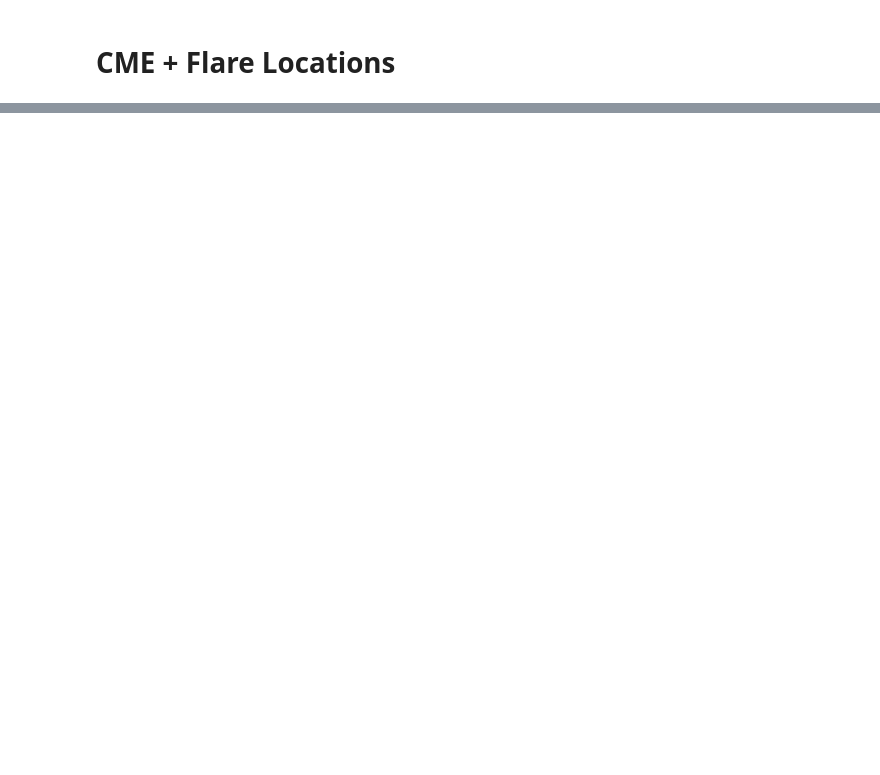
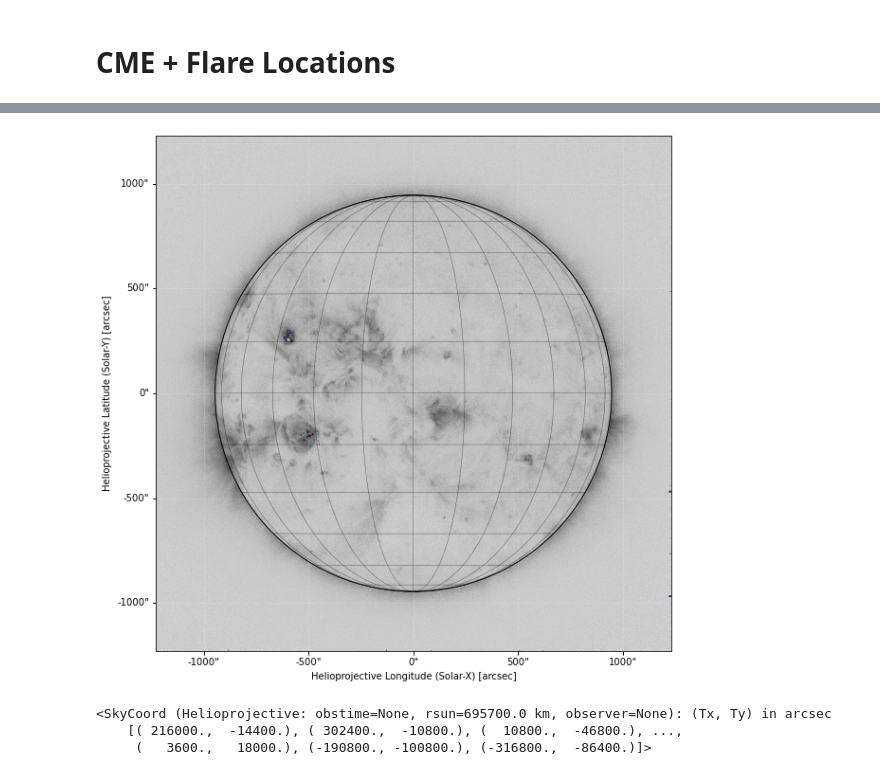
Before and after one commit to peterbreslin/ss_project, a Jupyter notebook: locations_plot.ipynb, the cells around one changed output, grey strips where cells are left out. Saved outputs shown, nothing was run; the diff lists cells and outputs as text; code cells hidden in the pictures; blank space fills up the shorter version.

```diff
--- a/locations_plot.ipynb
+++ b/locations_plot.ipynb
@@ -72,0 +49,14 @@ AttributeError: module 'sunpy.coordinates' has no attribute 'convert_hgs_hpc'
+# %%
+# Loading a sample map
+sun = sunpy.map.Map(sample_map)
+
+fig = plt.figure(figsize=[10,10])
+ax = fig.add_subplot(projection=sun)
+sun.plot(cmap='Greys')
+sun.draw_limb(color='k')
+sun.draw_grid(color='k', lw = 0.5)
+sun.draw_contours(np.arange(30, 100, 5)*u.percent)
+
+plt.show()
+# %% [output]
+[figure, added]
@@ -72,0 +66,6 @@ AttributeError: module 'sunpy.coordinates' has no attribute 'convert_hgs_hpc'
+# %%
+coords
+# %% [output]
+<SkyCoord (Helioprojective: obstime=None, rsun=695700.0 km, observer=None): (Tx, Ty) in arcsec
+    [( 216000.,  -14400.), ( 302400.,  -10800.), (  10800.,  -46800.), ...,
+     (   3600.,   18000.), (-190800., -100800.), (-316800.,  -86400.)]>
```
Also changed, not shown: parts of 16 cells of this notebook.
